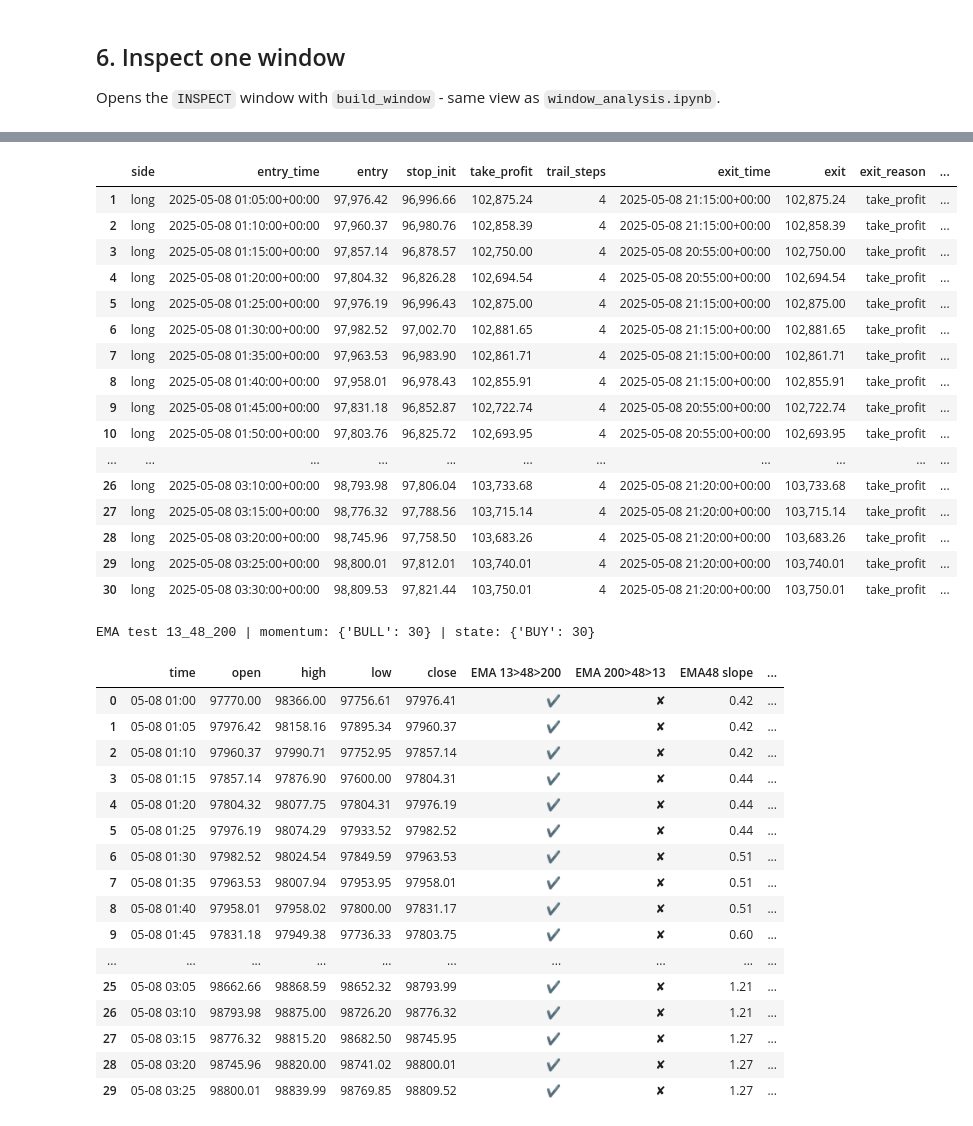
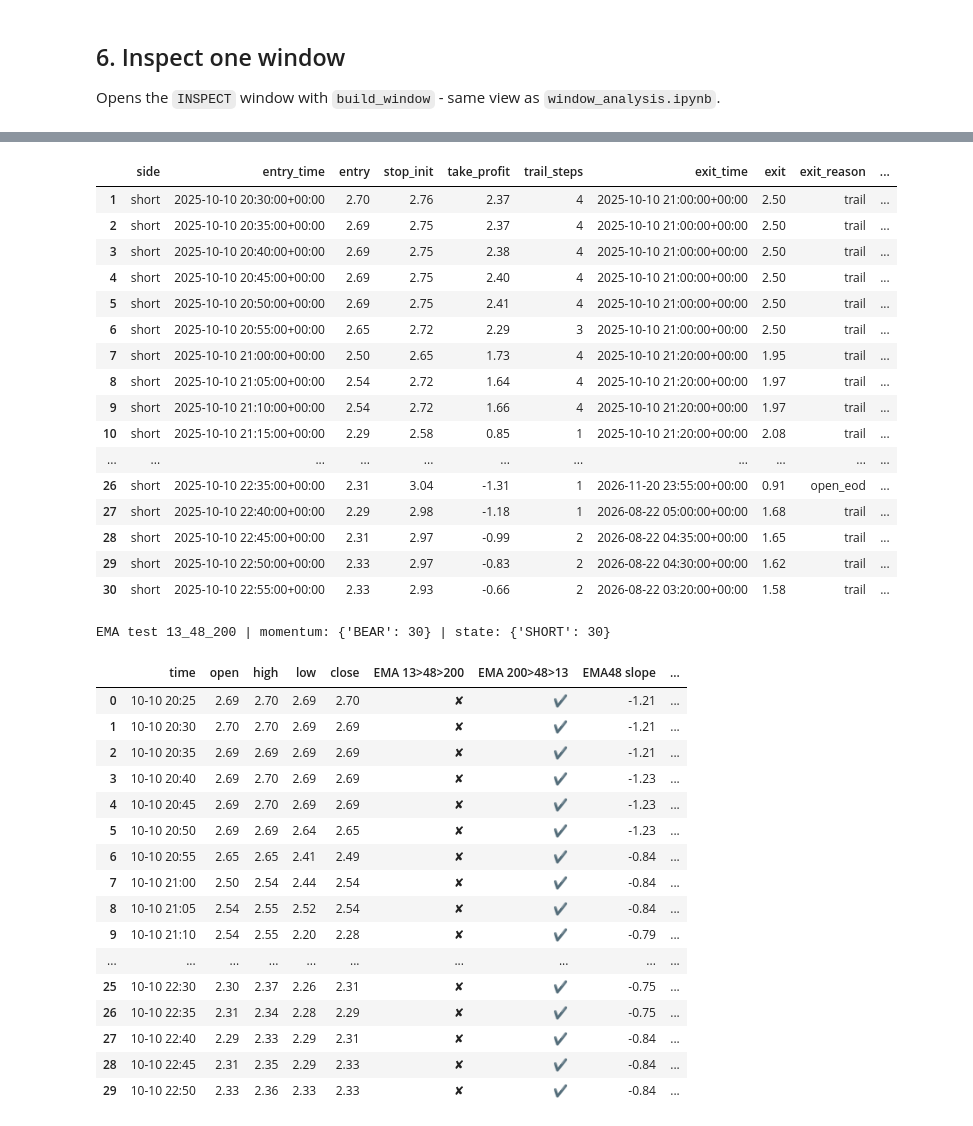
Before and after one commit to samratpro/machine_learning_crypto_trade_research, a Jupyter notebook: analysis/backtest_by_feature.ipynb, the cells around one changed output, grey strips where cells are left out. Cells and saved outputs as stored; diff of their text form; code cells hidden in the pictures.

```diff
--- a/analysis/backtest_by_feature.ipynb
+++ b/analysis/backtest_by_feature.ipynb
@@ -43,14 +43,15 @@ PERIOD_START = None                   # None = first candle of the data (all 3 y
 PERIOD_END   = None                   # None = last candle | e.g. '2026-01-01' (not included)
 
 # ---------------- features (same as window_analysis) ----------------
-LEVERAGE    = 10                      # price % = position % / LEVERAGE
-STOP_LOSS   = 0.10                    # initial stop, position % (0.10 = -10% -> 10x: -1% price)
-TRAIL_STEP  = 0.10                    # trail starts once the trade reaches +TRAIL_STEP
-TRAIL_GAP   = None                    # stop follows the best price this far behind (None = TRAIL_STEP); 0.05 locks more profit
-TAKE_PROFIT = 0.50                    # exit at +50% position (10x -> +5% price)
+LEVERAGE    = 5                      # only scales ROE (price move x LEVERAGE); stop / trail / TP are in ATR
+STOP_LOSS   = 5                       # initial stop, x ATR(5m) at the signal candle (5 ATR ~ 1% price on the median coin)
+TRAIL_STEP  = 5                       # trail starts once the trade is +TRAIL_STEP x ATR in profit
+TRAIL_GAP   = None                    # stop follows the best price this many ATR behind (None = TRAIL_STEP); 2.5 locks more profit
+TAKE_PROFIT = 25                      # exit at +TAKE_PROFIT x ATR
+MAX_BARS    = 288                     # time limit: exit at the close after this many 5m candles (288 = 24 h); None = no limit
 MARGIN_USDT = 100                     # $ per trade for P&L
 EMA_SET     = '13_48_200'             # '9_21_200' or '13_48_200' (never both)
-SLOPE_MIN   = 0.05                    # fast EMA slope must be > this, ATR units (BUY > +min, SELL < -min)
+SLOPE_MIN   = 0.01                    # momentum: fast EMA (EMA9/13) must move >= this many ATR per 15m candle in the trend direction (> 0; flatter = no momentum)
 OVERLAP     = True                    # True: trade every signal candle | False: one trade at a time
 CLASSIFY    = True                    # precision / recall / f1: simulate a long + short from every candle (~11 s / symbol)
 
@@ -69,6 +70,7 @@ print('symbols in data/:', all_symbols())
 print('Backtest is running......')
 res = run_backtest(SYMBOLS, WINDOW_SIZE, STEP, PERIOD_START, PERIOD_END, LEVERAGE, OVERLAP, EMA_SET,
                    stop_loss=STOP_LOSS, trail_step=TRAIL_STEP, take_profit=TAKE_PROFIT, trail_gap=TRAIL_GAP,
-                   slope_min=SLOPE_MIN, margin_usdt=MARGIN_USDT, classify=CLASSIFY)
+                   slope_min=SLOPE_MIN, max_bars=MAX_BARS, margin_usdt=MARGIN_USDT, classify=CLASSIFY)
+print('Backtest completed..')
 # %% [output]
 symbols in data/: ['BNBUSDT', 'BTCUSDT', 'ETHUSDT', 'SOLUSDT', 'XRPUSDT']
@@ -229,6 +237,6 @@ r = pick_window(res, INSPECT, INSPECT_SYMBOL)
 print(f"{r.symbol} | window {r.window} | candles {r.candles} | {r.start_time} -> {r.end_time} | "
       f"{r.trades} trades | net {r['net_$']:+,.2f}$")
 win = build_window(r.symbol, r.start_time.tz_localize(None), WINDOW_SIZE, LEVERAGE, OVERLAP, EMA_SET,
-                   stop_loss=STOP_LOSS, trail_step=TRAIL_STEP, take_profit=TAKE_PROFIT, trail_gap=TRAIL_GAP, slope_min=SLOPE_MIN)
+                   stop_loss=STOP_LOSS, trail_step=TRAIL_STEP, take_profit=TAKE_PROFIT, trail_gap=TRAIL_GAP, slope_min=SLOPE_MIN, max_bars=MAX_BARS)
 tables.trades(win, MARGIN_USDT)
 # %% [output]
@@ -237,41 +245,41 @@ BTCUSDT | window 149760 | candles 149760-149789 | 2025-05-08 01:00:00+00:00 -> 2
 |  | side | entry_time | entry | stop_init | take_profit | trail_steps | exit_time | exit | exit_reason | ... |
-| 1 | long | 2025-05-08 01:05:00+00:00 | 97,976.42 | 96,996.66 | 102,875.24 | 4 | 2025-05-08 21:15:00+00:00 | 102,875.24 | take_profit | ... |
-| 2 | long | 2025-05-08 01:10:00+00:00 | 97,960.37 | 96,980.76 | 102,858.39 | 4 | 2025-05-08 21:15:00+00:00 | 102,858.39 | take_profit | ... |
-| 3 | long | 2025-05-08 01:15:00+00:00 | 97,857.14 | 96,878.57 | 102,750.00 | 4 | 2025-05-08 20:55:00+00:00 | 102,750.00 | take_profit | ... |
-| 4 | long | 2025-05-08 01:20:00+00:00 | 97,804.32 | 96,826.28 | 102,694.54 | 4 | 2025-05-08 20:55:00+00:00 | 102,694.54 | take_profit | ... |
-| 5 | long | 2025-05-08 01:25:00+00:00 | 97,976.19 | 96,996.43 | 102,875.00 | 4 | 2025-05-08 21:15:00+00:00 | 102,875.00 | take_profit | ... |
-| 6 | long | 2025-05-08 01:30:00+00:00 | 97,982.52 | 97,002.70 | 102,881.65 | 4 | 2025-05-08 21:15:00+00:00 | 102,881.65 | take_profit | ... |
-| 7 | long | 2025-05-08 01:35:00+00:00 | 97,963.53 | 96,983.90 | 102,861.71 | 4 | 2025-05-08 21:15:00+00:00 | 102,861.71 | take_profit | ... |
-| 8 | long | 2025-05-08 01:40:00+00:00 | 97,958.01 | 96,978.43 | 102,855.91 | 4 | 2025-05-08 21:15:00+00:00 | 102,855.91 | take_profit | ... |
-| 9 | long | 2025-05-08 01:45:00+00:00 | 97,831.18 | 96,852.87 | 102,722.74 | 4 | 2025-05-08 20:55:00+00:00 | 102,722.74 | take_profit | ... |
-| 10 | long | 2025-05-08 01:50:00+00:00 | 97,803.76 | 96,825.72 | 102,693.95 | 4 | 2025-05-08 20:55:00+00:00 | 102,693.95 | take_profit | ... |
+| 1 | short | 2025-10-10 20:30:00+00:00 | 2.70 | 2.76 | 2.37 | 4 | 2025-10-10 21:00:00+00:00 | 2.50 | trail | ... |
+| 2 | short | 2025-10-10 20:35:00+00:00 | 2.69 | 2.75 | 2.37 | 4 | 2025-10-10 21:00:00+00:00 | 2.50 | trail | ... |
+| 3 | short | 2025-10-10 20:40:00+00:00 | 2.69 | 2.75 | 2.38 | 4 | 2025-10-10 21:00:00+00:00 | 2.50 | trail | ... |
+| 4 | short | 2025-10-10 20:45:00+00:00 | 2.69 | 2.75 | 2.40 | 4 | 2025-10-10 21:00:00+00:00 | 2.50 | trail | ... |
+| 5 | short | 2025-10-10 20:50:00+00:00 | 2.69 | 2.75 | 2.41 | 4 | 2025-10-10 21:00:00+00:00 | 2.50 | trail | ... |
+| 6 | short | 2025-10-10 20:55:00+00:00 | 2.65 | 2.72 | 2.29 | 3 | 2025-10-10 21:00:00+00:00 | 2.50 | trail | ... |
+| 7 | short | 2025-10-10 21:00:00+00:00 | 2.50 | 2.65 | 1.73 | 4 | 2025-10-10 21:20:00+00:00 | 1.95 | trail | ... |
+| 8 | short | 2025-10-10 21:05:00+00:00 | 2.54 | 2.72 | 1.64 | 4 | 2025-10-10 21:20:00+00:00 | 1.97 | trail | ... |
+| 9 | short | 2025-10-10 21:10:00+00:00 | 2.54 | 2.72 | 1.66 | 4 | 2025-10-10 21:20:00+00:00 | 1.97 | trail | ... |
+| 10 | short | 2025-10-10 21:15:00+00:00 | 2.29 | 2.58 | 0.85 | 1 | 2025-10-10 21:20:00+00:00 | 2.08 | trail | ... |
 | ... | ... | ... | ... | ... | ... | ... | ... | ... | ... | ... |
-| 26 | long | 2025-05-08 03:10:00+00:00 | 98,793.98 | 97,806.04 | 103,733.68 | 4 | 2025-05-08 21:20:00+00:00 | 103,733.68 | take_profit | ... |
-| 27 | long | 2025-05-08 03:15:00+00:00 | 98,776.32 | 97,788.56 | 103,715.14 | 4 | 2025-05-08 21:20:00+00:00 | 103,715.14 | take_profit | ... |
-| 28 | long | 2025-05-08 03:20:00+00:00 | 98,745.96 | 97,758.50 | 103,683.26 | 4 | 2025-05-08 21:20:00+00:00 | 103,683.26 | take_profit | ... |
-| 29 | long | 2025-05-08 03:25:00+00:00 | 98,800.01 | 97,812.01 | 103,740.01 | 4 | 2025-05-08 21:20:00+00:00 | 103,740.01 | take_profit | ... |
-| 30 | long | 2025-05-08 03:30:00+00:00 | 98,809.53 | 97,821.44 | 103,750.01 | 4 | 2025-05-08 21:20:00+00:00 | 103,750.01 | take_profit | ... |
+| 26 | short | 2025-10-10 22:35:00+00:00 | 2.31 | 3.04 | -1.31 | 1 | 2026-11-20 23:55:00+00:00 | 0.91 | open_eod | ... |
+| 27 | short | 2025-10-10 22:40:00+00:00 | 2.29 | 2.98 | -1.18 | 1 | 2026-08-22 05:00:00+00:00 | 1.68 | trail | ... |
+| 28 | short | 2025-10-10 22:45:00+00:00 | 2.31 | 2.97 | -0.99 | 2 | 2026-08-22 04:35:00+00:00 | 1.65 | trail | ... |
+| 29 | short | 2025-10-10 22:50:00+00:00 | 2.33 | 2.97 | -0.83 | 2 | 2026-08-22 04:30:00+00:00 | 1.62 | trail | ... |
+| 30 | short | 2025-10-10 22:55:00+00:00 | 2.33 | 2.93 | -0.66 | 2 | 2026-08-22 03:20:00+00:00 | 1.58 | trail | ... |
 # %%
 tables.rules(win)
 # %% [output]
-EMA test 13_48_200 | momentum: {'BULL': 30} | state: {'BUY': 30}
+EMA test 13_48_200 | momentum: {'BEAR': 30} | state: {'SHORT': 30}
 |  | time | open | high | low | close | EMA 13>48>200 | EMA 200>48>13 | EMA48 slope | ... |
-| 0 | 05-08 01:00 | 97770.00 | 98366.00 | 97756.61 | 97976.41 | ✔ | ✘ | 0.42 | ... |
-| 1 | 05-08 01:05 | 97976.42 | 98158.16 | 97895.34 | 97960.37 | ✔ | ✘ | 0.42 | ... |
-| 2 | 05-08 01:10 | 97960.37 | 97990.71 | 97752.95 | 97857.14 | ✔ | ✘ | 0.42 | ... |
-| 3 | 05-08 01:15 | 97857.14 | 97876.90 | 97600.00 | 97804.31 | ✔ | ✘ | 0.44 | ... |
-| 4 | 05-08 01:20 | 97804.32 | 98077.75 | 97804.31 | 97976.19 | ✔ | ✘ | 0.44 | ... |
-| 5 | 05-08 01:25 | 97976.19 | 98074.29 | 97933.52 | 97982.52 | ✔ | ✘ | 0.44 | ... |
-| 6 | 05-08 01:30 | 97982.52 | 98024.54 | 97849.59 | 97963.53 | ✔ | ✘ | 0.51 | ... |
-| 7 | 05-08 01:35 | 97963.53 | 98007.94 | 97953.95 | 97958.01 | ✔ | ✘ | 0.51 | ... |
-| 8 | 05-08 01:40 | 97958.01 | 97958.02 | 97800.00 | 97831.17 | ✔ | ✘ | 0.51 | ... |
-| 9 | 05-08 01:45 | 97831.18 | 97949.38 | 97736.33 | 97803.75 | ✔ | ✘ | 0.60 | ... |
+| 0 | 10-10 20:25 | 2.69 | 2.70 | 2.69 | 2.70 | ✘ | ✔ | -1.21 | ... |
+| 1 | 10-10 20:30 | 2.70 | 2.70 | 2.69 | 2.69 | ✘ | ✔ | -1.21 | ... |
+| 2 | 10-10 20:35 | 2.69 | 2.69 | 2.69 | 2.69 | ✘ | ✔ | -1.21 | ... |
+| 3 | 10-10 20:40 | 2.69 | 2.70 | 2.69 | 2.69 | ✘ | ✔ | -1.23 | ... |
+| 4 | 10-10 20:45 | 2.69 | 2.70 | 2.69 | 2.69 | ✘ | ✔ | -1.23 | ... |
+| 5 | 10-10 20:50 | 2.69 | 2.69 | 2.64 | 2.65 | ✘ | ✔ | -1.23 | ... |
+| 6 | 10-10 20:55 | 2.65 | 2.65 | 2.41 | 2.49 | ✘ | ✔ | -0.84 | ... |
+| 7 | 10-10 21:00 | 2.50 | 2.54 | 2.44 | 2.54 | ✘ | ✔ | -0.84 | ... |
+| 8 | 10-10 21:05 | 2.54 | 2.55 | 2.52 | 2.54 | ✘ | ✔ | -0.84 | ... |
+| 9 | 10-10 21:10 | 2.54 | 2.55 | 2.20 | 2.28 | ✘ | ✔ | -0.79 | ... |
 | ... | ... | ... | ... | ... | ... | ... | ... | ... | ... |
-| 25 | 05-08 03:05 | 98662.66 | 98868.59 | 98652.32 | 98793.99 | ✔ | ✘ | 1.21 | ... |
-| 26 | 05-08 03:10 | 98793.98 | 98875.00 | 98726.20 | 98776.32 | ✔ | ✘ | 1.21 | ... |
-| 27 | 05-08 03:15 | 98776.32 | 98815.20 | 98682.50 | 98745.95 | ✔ | ✘ | 1.27 | ... |
-| 28 | 05-08 03:20 | 98745.96 | 98820.00 | 98741.02 | 98800.01 | ✔ | ✘ | 1.27 | ... |
-| 29 | 05-08 03:25 | 98800.01 | 98839.99 | 98769.85 | 98809.52 | ✔ | ✘ | 1.27 | ... |
+| 25 | 10-10 22:30 | 2.30 | 2.37 | 2.26 | 2.31 | ✘ | ✔ | -0.75 | ... |
+| 26 | 10-10 22:35 | 2.31 | 2.34 | 2.28 | 2.29 | ✘ | ✔ | -0.75 | ... |
+| 27 | 10-10 22:40 | 2.29 | 2.33 | 2.29 | 2.31 | ✘ | ✔ | -0.84 | ... |
+| 28 | 10-10 22:45 | 2.31 | 2.35 | 2.29 | 2.33 | ✘ | ✔ | -0.84 | ... |
+| 29 | 10-10 22:50 | 2.33 | 2.36 | 2.33 | 2.33 | ✘ | ✔ | -0.84 | ... |
 # %%
 chart.plot_window(win, MARGIN_USDT, SHOW_ZONES, HIGHLIGHT, zoom=ZOOM).show()
 # %% [output]
```
Also changed, not shown: parts of 10 cells of this notebook, 26 other files.
